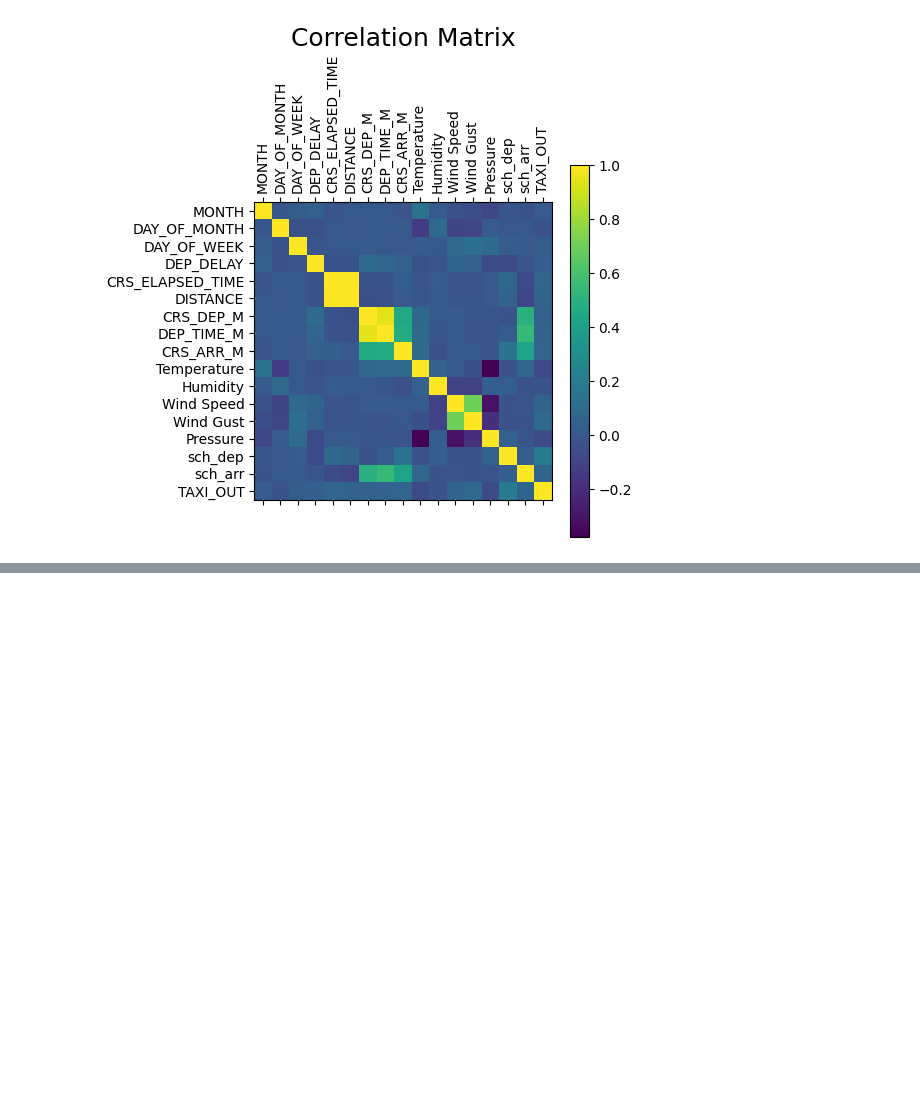
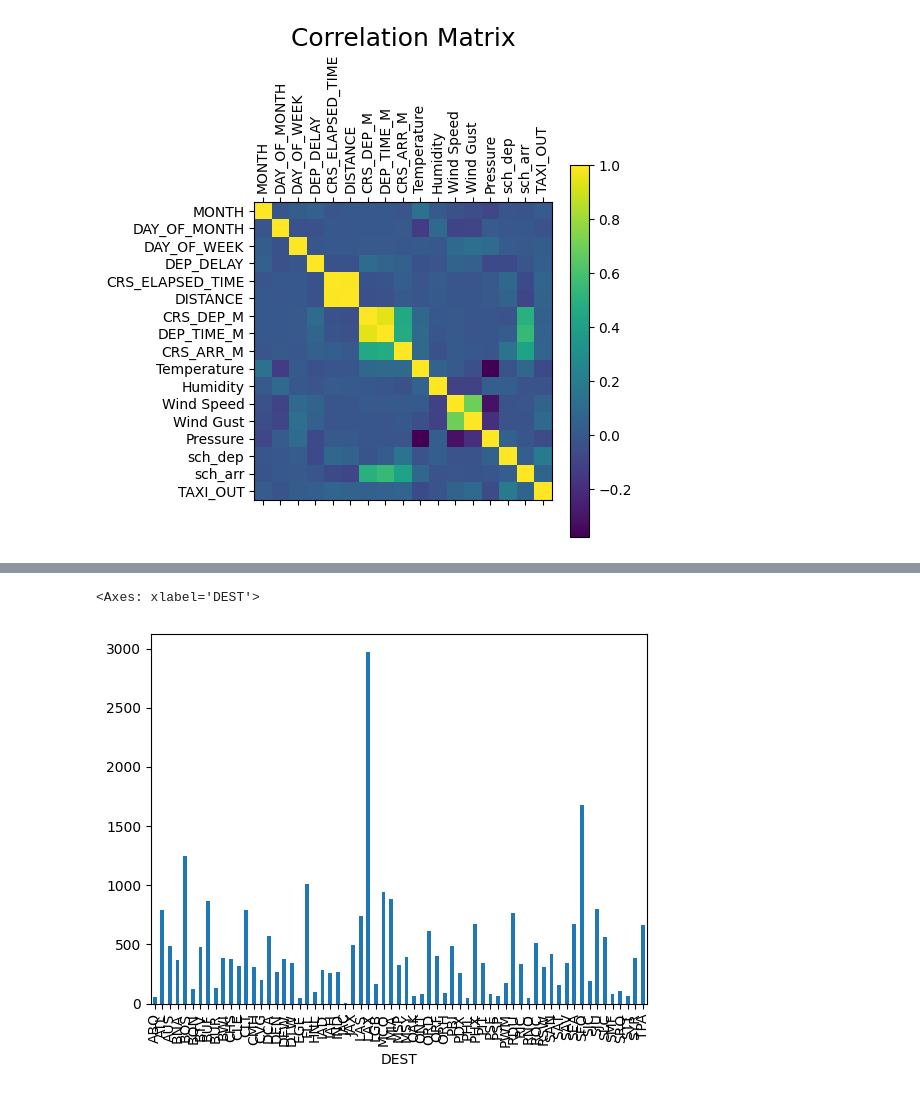
Before and after one commit to pkdc/plane-taxi-out-data-analysis, a Jupyter notebook: taxi-out-analysis.ipynb, the cells around one changed output, grey strips where cells are left out. Drawn from its saved outputs; the diff is of its cells as text; code cells hidden in the pictures; blank space fills up the shorter version.

```diff
--- a/taxi-out-analysis.ipynb
+++ b/taxi-out-analysis.ipynb
@@ -103,0 +125,8 @@ plt.savefig('correlation_matrix.jpeg')
+# %%
+
+fig, ax = plt.subplots()
+data_dest = data.groupby('DEST').size()
+data_dest.plot(kind='bar', ax=ax)
+# %% [output]
+<Axes: xlabel='DEST'>
+[figure, added]
```
Also changed, not shown: parts of 1 cell of this notebook.
